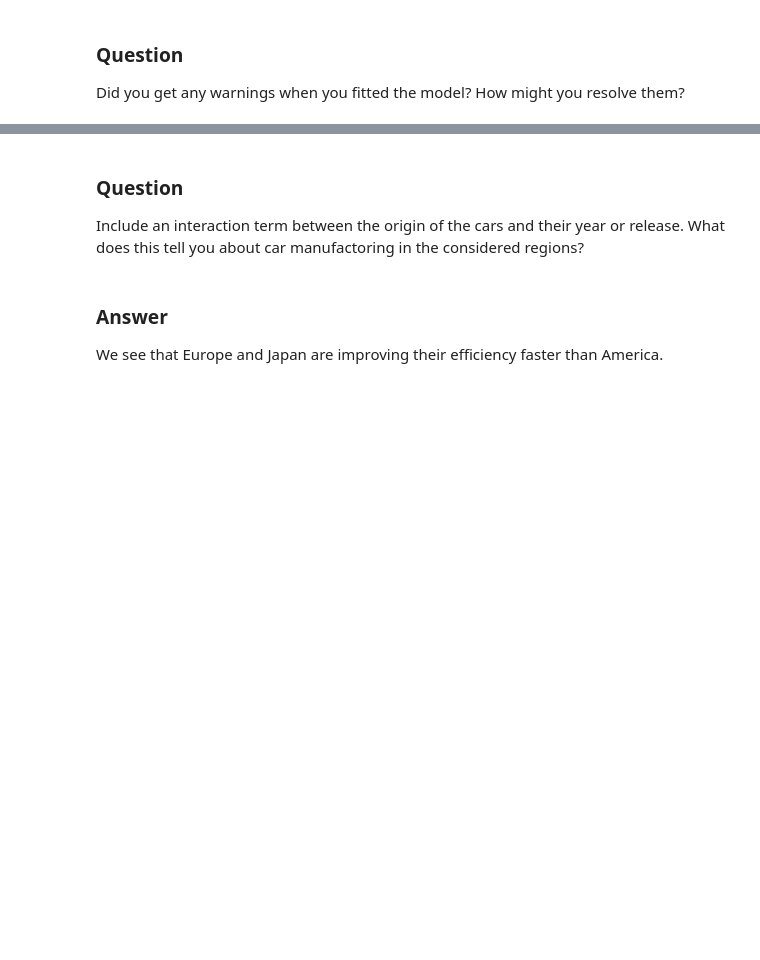
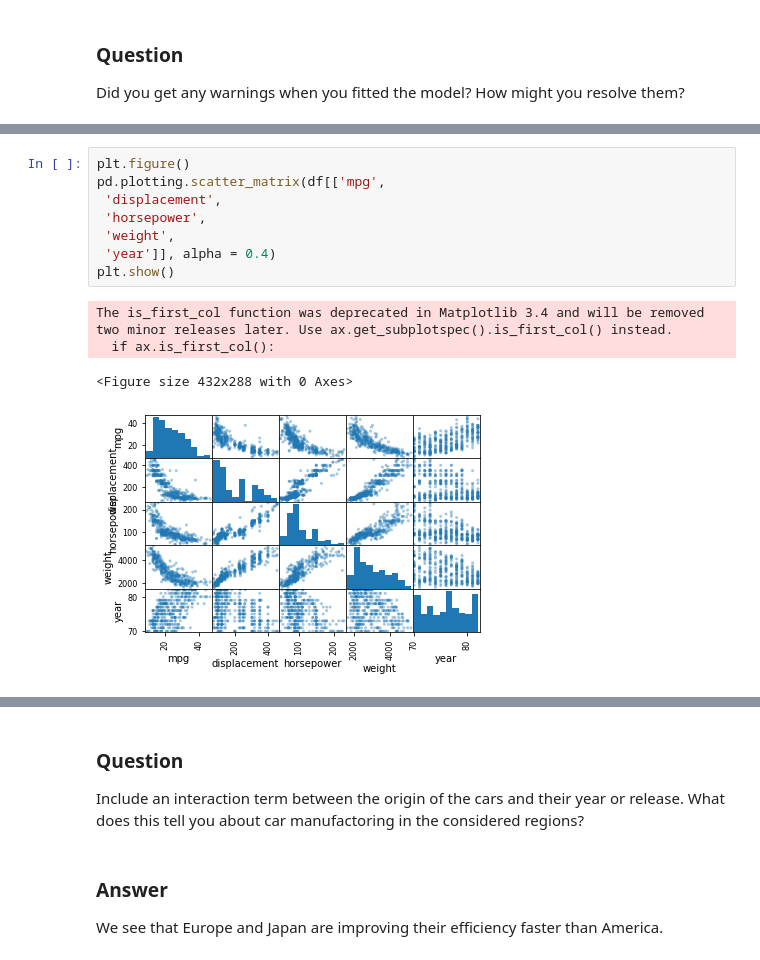
Before and after one commit to aezarebski/aas-extended-examples, a Jupyter notebook: example-2.5/example-2.5-answers.ipynb, the cells around one changed output, grey strips where cells are left out. Drawn from its saved outputs; the diff is of its cells as text; blank space fills up the shorter version.

```diff
--- a/example-2.5/example-2.5-answers.ipynb
+++ b/example-2.5/example-2.5-answers.ipynb
@@ -105,0 +139,13 @@ Apply some transforms to reduce non-linearities in the relationship between the
+# %%
+plt.figure()
+pd.plotting.scatter_matrix(df[['mpg',
+ 'displacement',
+ 'horsepower',
+ 'weight',
+ 'year']], alpha = 0.4)
+plt.show()
+# %% [output]
+The is_first_col function was deprecated in Matplotlib 3.4 and will be removed two minor releases later. Use ax.get_subplotspec().is_first_col() instead.
+  if ax.is_first_col():
+<Figure size 432x288 with 0 Axes>
+[figure, added]
```
Also changed, not shown: parts of 18 cells of this notebook, 1 other file.
